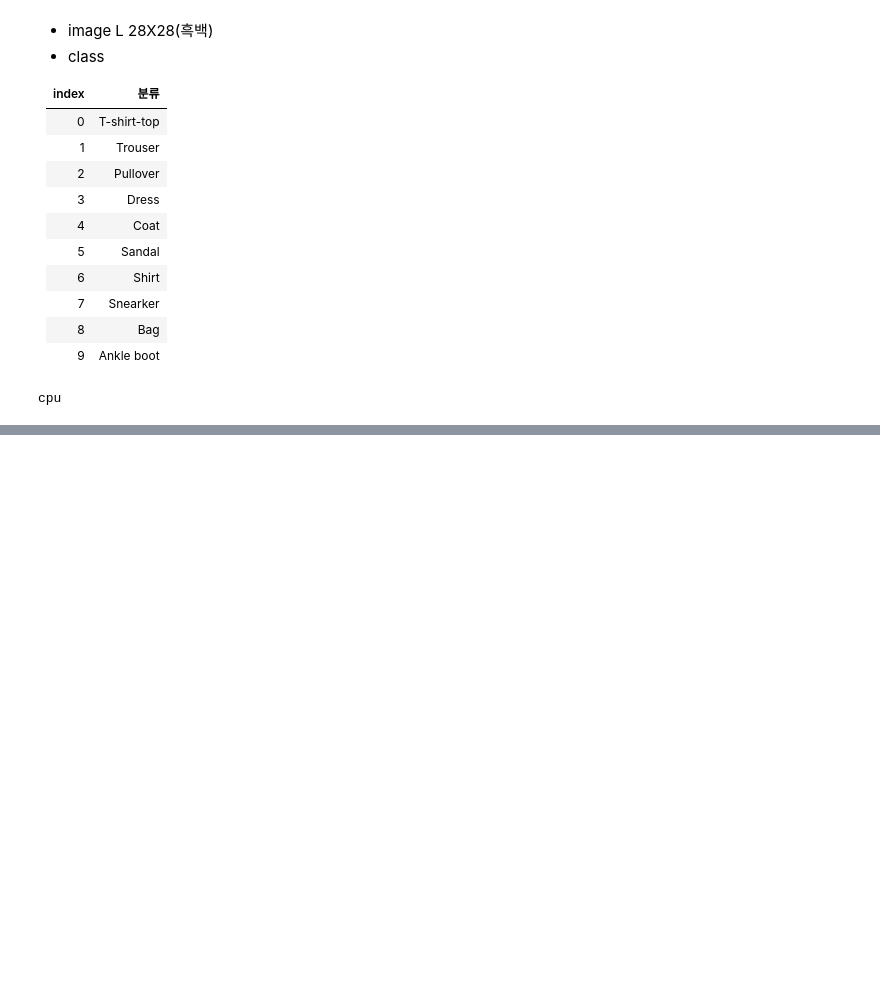
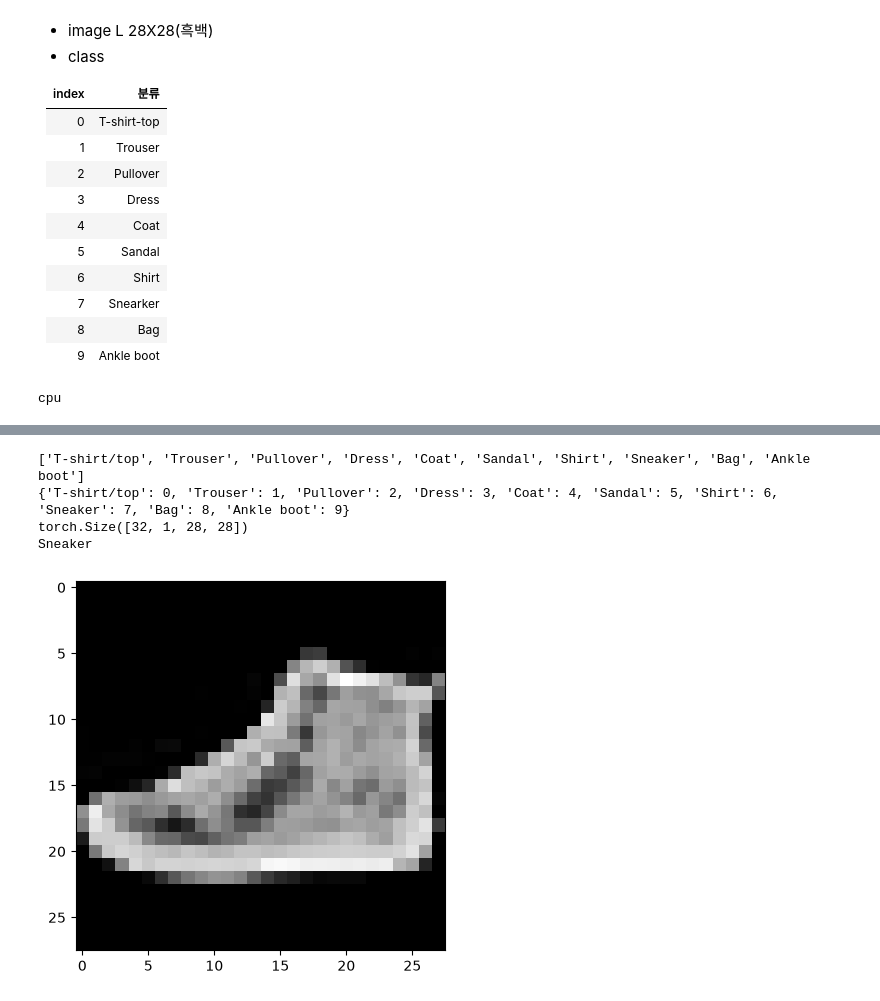
Before and after one commit to kdhksk1-pixel/PyTorch, a Jupyter notebook: 05.CNN/03.CNN_FashionMNIST.ipynb, the cells around one changed output, grey strips where cells are left out. Saved outputs shown, nothing was run; the diff lists cells and outputs as text; code cells hidden in the pictures; blank space fills up the shorter version.

```diff
--- a/05.CNN/03.CNN_FashionMNIST.ipynb
+++ b/05.CNN/03.CNN_FashionMNIST.ipynb
@@ -54,0 +50,15 @@ test_DL=DataLoader(test_DS, batch_size=BATCH_SIZE, shuffle=True)
+# %%
+print(test_DS.classes)
+print(test_DS.class_to_idx)
+
+x_batch, y_batch=next(iter(train_DL))
+print(x_batch.shape)
+
+plt.imshow(x_batch[0, 0], cmap='gray')
+print(test_DS.classes[y_batch[0]])
+# %% [output]
+['T-shirt/top', 'Trouser', 'Pullover', 'Dress', 'Coat', 'Sandal', 'Shirt', 'Sneaker', 'Bag', 'Ankle boot']
+{'T-shirt/top': 0, 'Trouser': 1, 'Pullover': 2, 'Dress': 3, 'Coat': 4, 'Sandal': 5, 'Shirt': 6, 'Sneaker': 7, 'Bag': 8, 'Ankle boot': 9}
+torch.Size([32, 1, 28, 28])
+Sneaker
+[figure, added]
```
Also changed, not shown: parts of 10 cells of this notebook, 1 other file.
